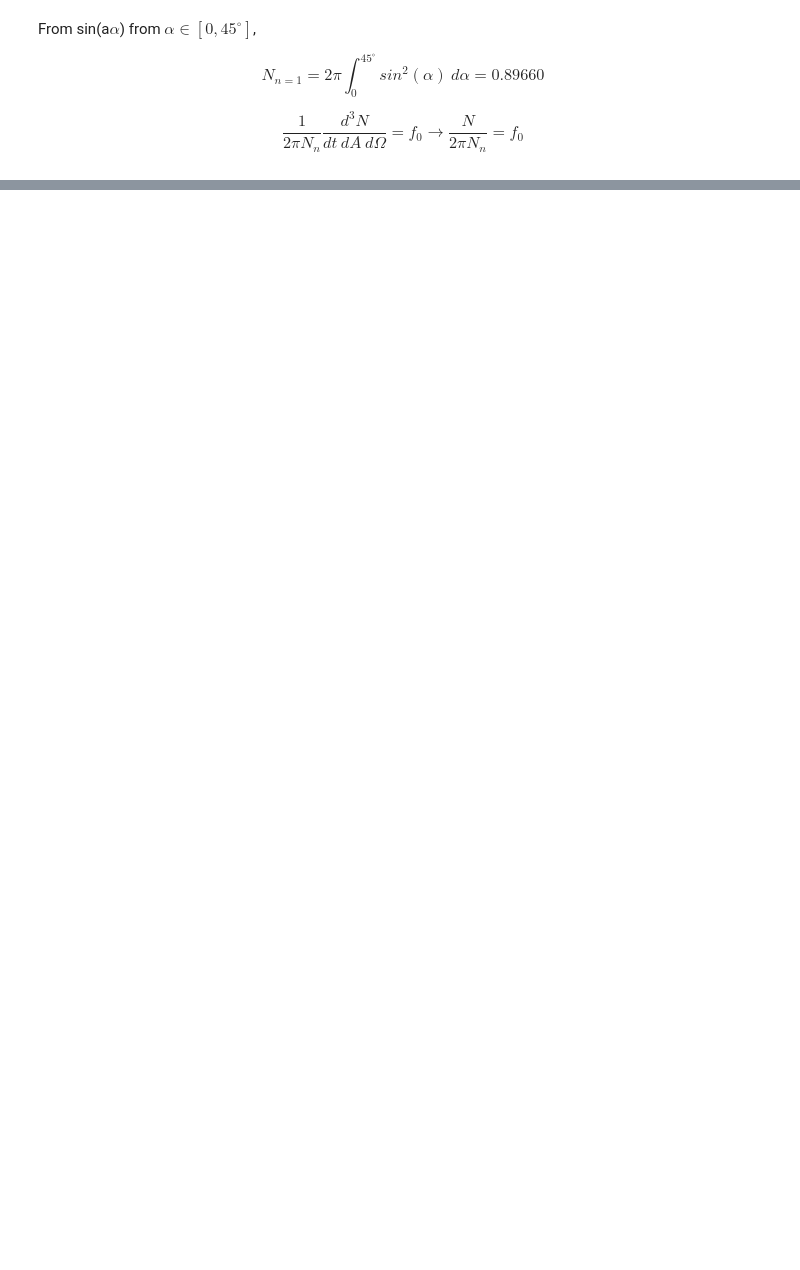
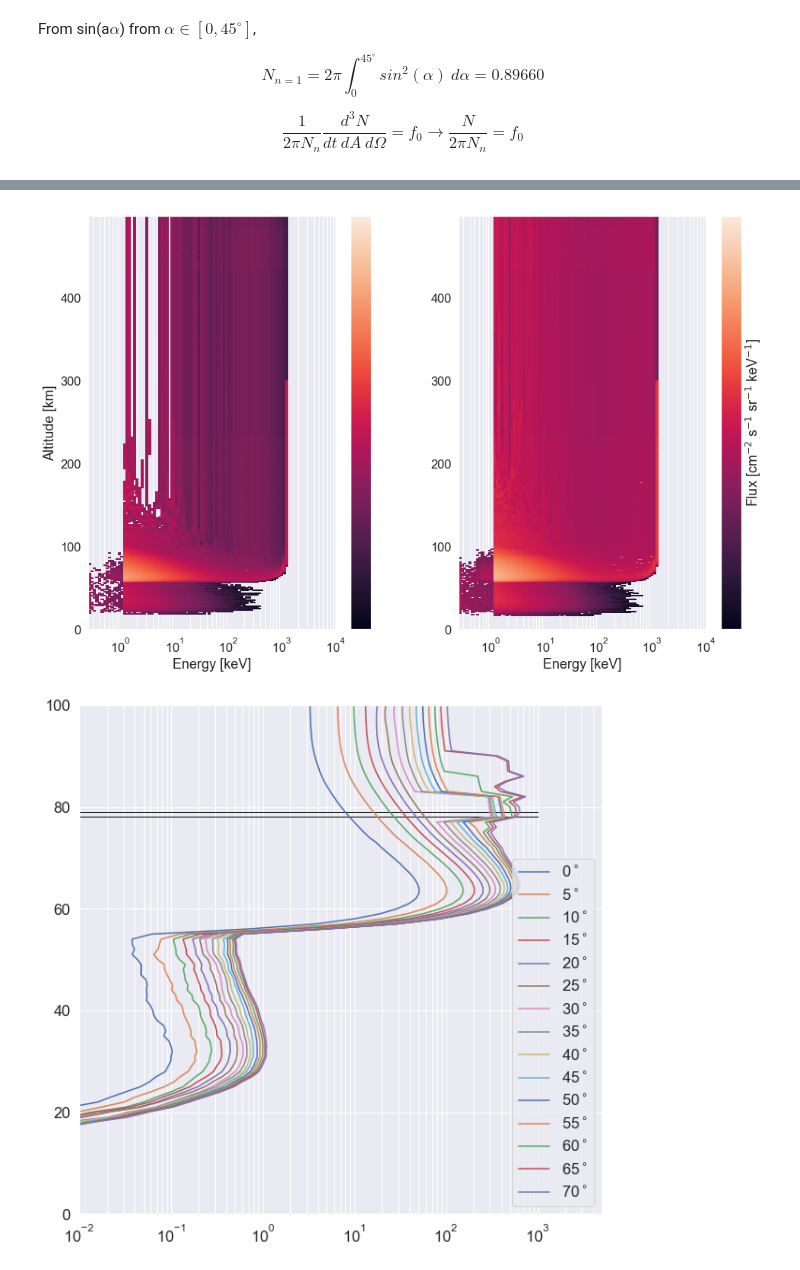
Before and after one commit to GrantBerland/Geant4_Atmospheric_EPP, a Jupyter notebook: analysis/build_table_PAD_test2.ipynb, the cells around one changed output, grey strips where cells are left out. Drawn from its saved outputs; the diff is of its cells as text; code cells hidden in the pictures; blank space fills up the shorter version.

```diff
--- a/analysis/build_table_PAD_test2.ipynb
+++ b/analysis/build_table_PAD_test2.ipynb
@@ -404,0 +297,38 @@ plt.xlabel('Deposited Energy [keV/km]');
+# %%
+from matplotlib.colors import LogNorm
+
+X,Y = np.meshgrid(Earray, h);
+
+
+plt.figure(figsize=(16,10));
+plt.subplot(1,2,1); plt.grid(True, which='both')
+plt.pcolormesh(X, Y, D_mono[('electron', 'spectra', 1000, 10)][0],
+               norm=LogNorm(), vmin=1e-6, vmax=1e4);
+plt.colorbar();
+plt.xscale('log');
+plt.xlabel('Energy [keV]');
+plt.ylabel('Altitude [km]');
+
+plt.subplot(1,2,2); plt.grid(True, which='both')
+plt.pcolormesh(X, Y, D_mono[('electron', 'spectra', 1000, 70)][0],
+               norm=LogNorm(), vmin=1e-6, vmax=1e4);
+plt.colorbar(label='Flux [cm$^{-2}$ s$^{-1}$ sr$^{-1}$ keV$^{-1}$]');
+plt.xscale('log');
+plt.xlabel('Energy [keV]');
+
+plt.figure(figsize=(10,10)); plt.grid(True, which='both')
+for i in range(0, 72, 5):
+    plt.plot(savgol_filter(np.trapz(D_mono[('electron', 'spectra', 1000, i)][0], x=Earray), 5, 1),
+             h, label='%.0f$^\circ$' % i)
+
+plt.hlines(79, 1e-2, 1e3, linewidth=1)
+
+plt.hlines(78, 1e-2, 1e3, linewidth=1)
+plt.xscale('log');
+plt.ylim(0, 300);
+plt.ylim(0, 100)
+plt.xlim(1e-2, 5e3);
+plt.legend();
+# %% [output]
+[figure, added]
+[figure, added]
```
Also changed, not shown: parts of 8 cells of this notebook, 6 other files.
